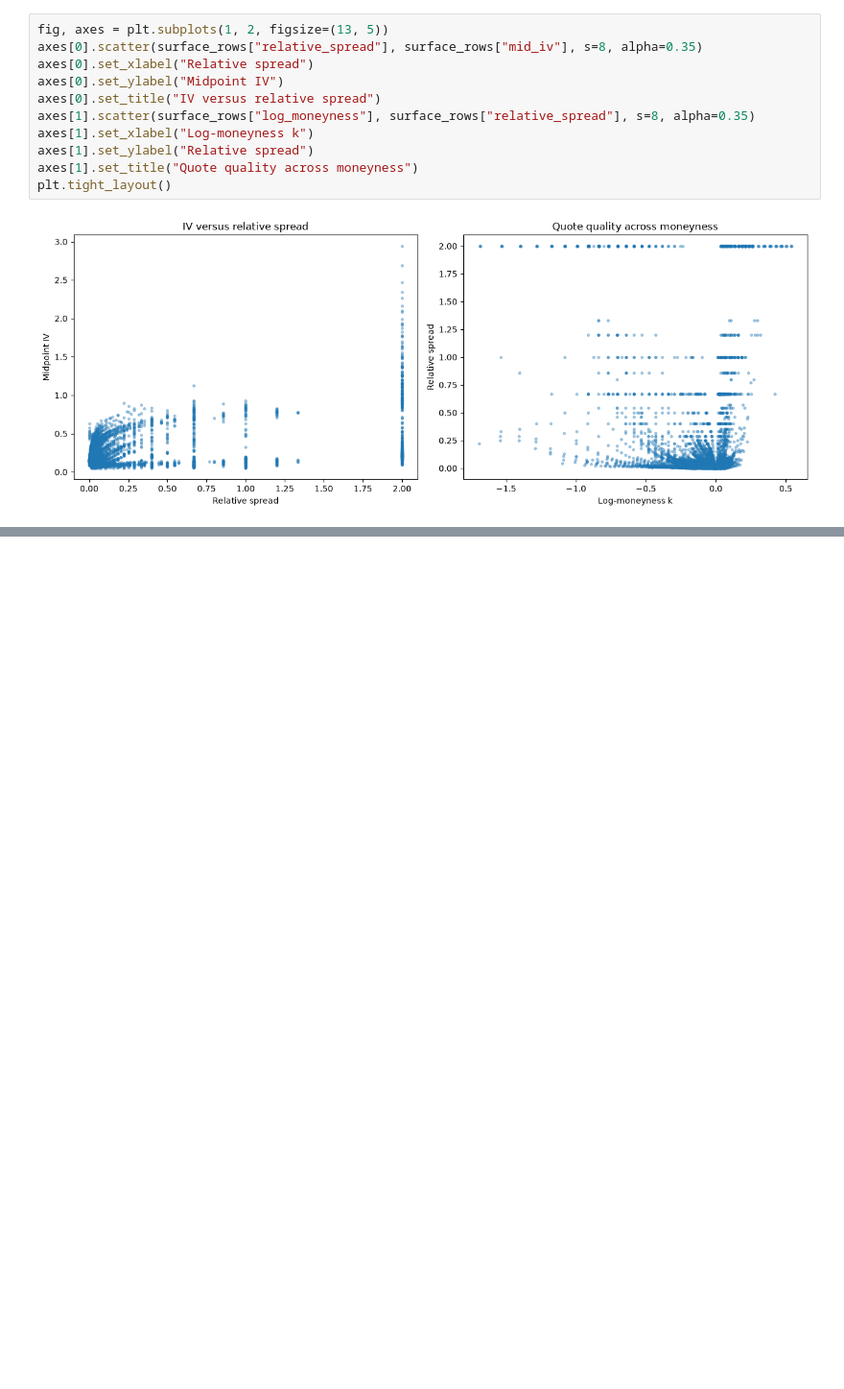
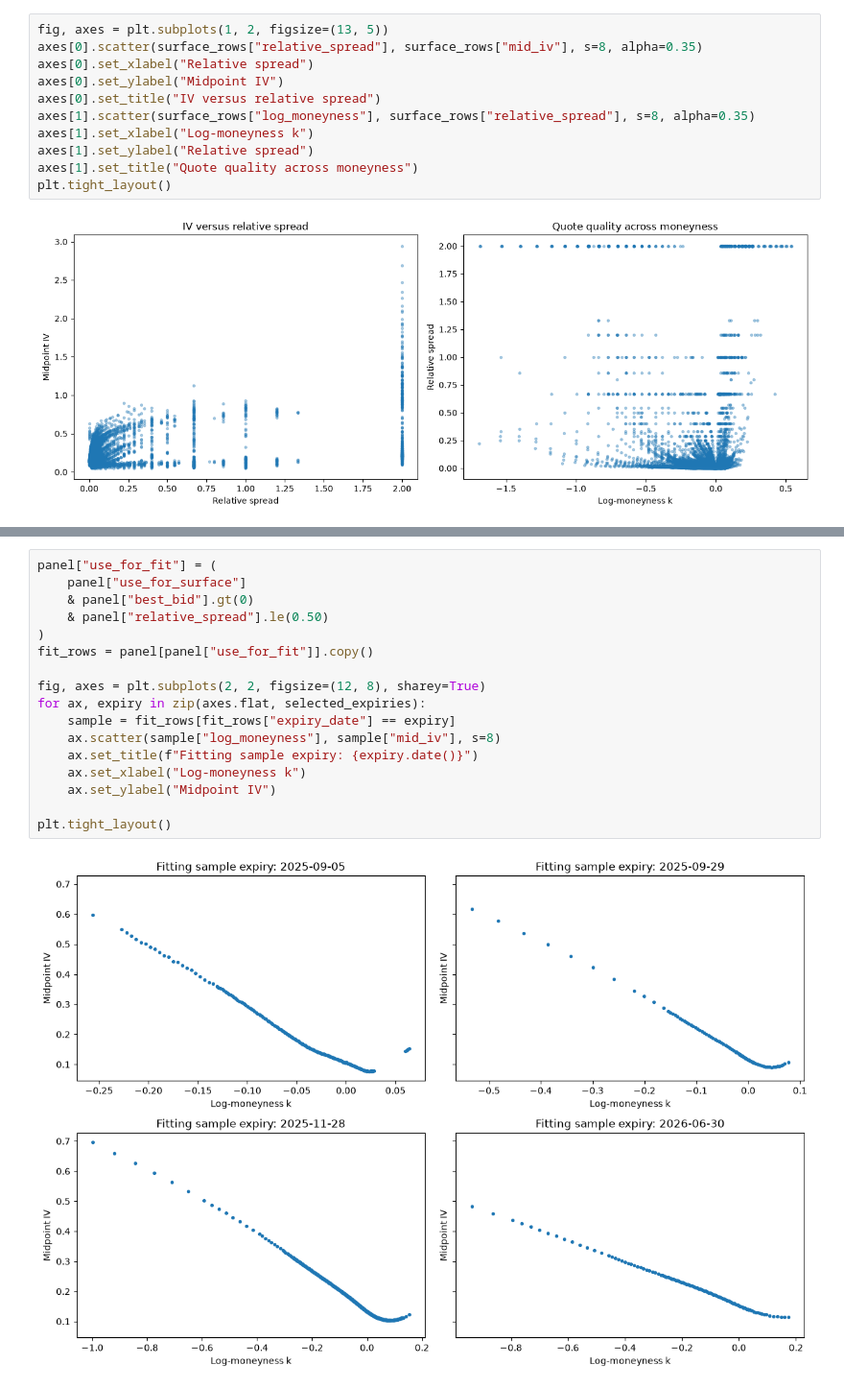
Before and after one commit to MMillward2012/Volatility-Forecasting-and-Options-Trading, a Jupyter notebook: notebooks/iv_surface_diagnostics.ipynb, the cells around one changed output, grey strips where cells are left out. Shown at 96% size. Cells and saved outputs as stored; diff of their text form; blank space fills up the shorter version.

```diff
--- a/notebooks/iv_surface_diagnostics.ipynb
+++ b/notebooks/iv_surface_diagnostics.ipynb
@@ -182,0 +257,19 @@ plt.tight_layout()
+# %%
+panel["use_for_fit"] = (
+    panel["use_for_surface"]
+    & panel["best_bid"].gt(0)
+    & panel["relative_spread"].le(0.50)
+)
+fit_rows = panel[panel["use_for_fit"]].copy()
+
+fig, axes = plt.subplots(2, 2, figsize=(12, 8), sharey=True)
+for ax, expiry in zip(axes.flat, selected_expiries):
+    sample = fit_rows[fit_rows["expiry_date"] == expiry]
+    ax.scatter(sample["log_moneyness"], sample["mid_iv"], s=8)
+    ax.set_title(f"Fitting sample expiry: {expiry.date()}")
+    ax.set_xlabel("Log-moneyness k")
+    ax.set_ylabel("Midpoint IV")
+
+plt.tight_layout()
+# %% [output]
+[figure, added]
```
Also changed, not shown: parts of 6 cells of this notebook.
